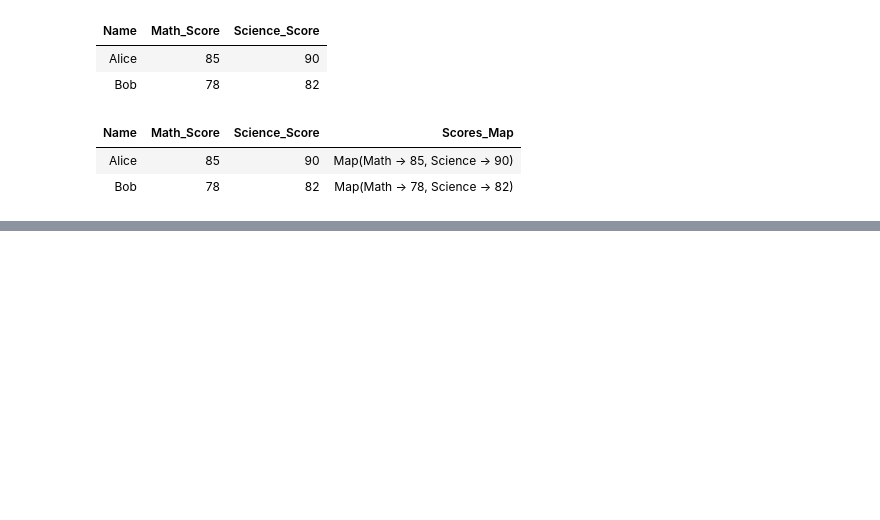
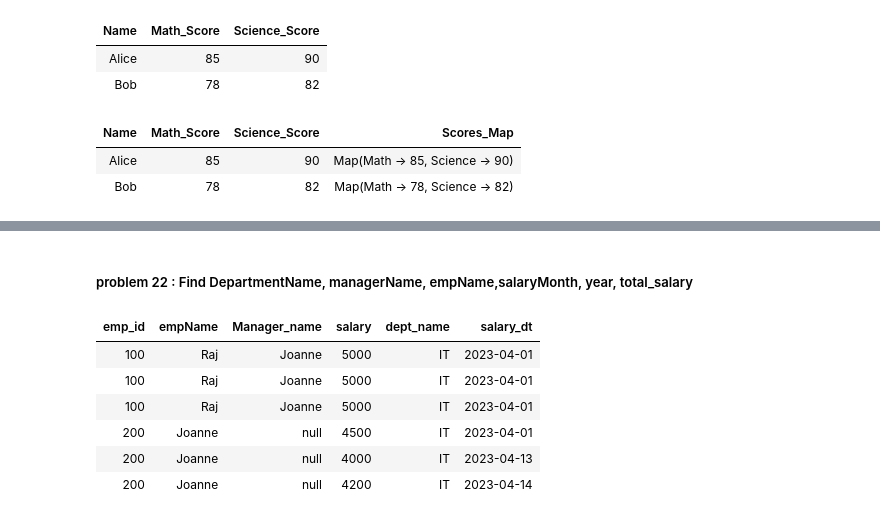
Before and after one commit to punitmore31/GCP_DE, a Jupyter notebook: Pyspark_SQL Notebook/Pyspark+SQL_problems.ipynb, the cells around one changed output, grey strips where cells are left out. Drawn from its saved outputs; the diff is of its cells as text; code cells hidden in the pictures; blank space fills up the shorter version.

```diff
--- a/Pyspark_SQL Notebook/Pyspark+SQL_problems.ipynb
+++ b/Pyspark_SQL Notebook/Pyspark+SQL_problems.ipynb
@@ -733,0 +1421,42 @@ sum:45
+# %% [markdown]
+##### problem 22 : Find DepartmentName, managerName, empName,salaryMonth, year, total_salary
+# %%
+from pyspark.sql.functions import *
+
+
+data1 = [
+    (100, "Raj", None, 1, "01-04-23",5000),
+    (200, "Joanne", 100, 1,"01-04-23",4500),
+    (200, "Joanne", 100, 1,"13-04-23",4000),
+    (200, "Joanne", 100, 1,"14-04-23",4200)
+]
+data2 = [
+    (1,"IT"),
+    (2,"HR")
+]
+
+data1_schema = ["emp_id","empName","mngId","dept_id","salary_dt","salary"]
+data2_schema = ["dept_id","dept_name"]
+
+emp_df = spark.createDataFrame(data1,data1_schema)
+dept_df = spark.createDataFrame(data2,data2_schema)
+# display(emp_df)
+# display(dept_df)
+
+
+emp_df = emp_df.withColumn("salary_dt",to_date(col("salary_dt"),'dd-MM-yy'))
+# display(emp_df)
+
+join_df1 = emp_df.join(dept_df, "dept_id","inner")
+# display(join_df1)
+
+join_df = join_df1.alias("emp").join(join_df1.alias("mng"), on = (col("emp.emp_id") == col("mng.mngId")), how = 'left').select(col("emp.emp_id"), col("emp.empName"), col("mng.empName").alias("Manager_name"), col("emp.salary"), col("emp.dept_name"), col("emp.salary_dt"))
+join_df.display()
+# %% [output]
+| emp_id | empName | Manager_name | salary | dept_name | salary_dt |
+| 100 | Raj | Joanne | 5000 | IT | 2023-04-01 |
+| 100 | Raj | Joanne | 5000 | IT | 2023-04-01 |
+| 100 | Raj | Joanne | 5000 | IT | 2023-04-01 |
+| 200 | Joanne | null | 4500 | IT | 2023-04-01 |
+| 200 | Joanne | null | 4000 | IT | 2023-04-13 |
+| 200 | Joanne | null | 4200 | IT | 2023-04-14 |
```
Also changed, not shown: parts of 35 cells of this notebook, 1 other file.
